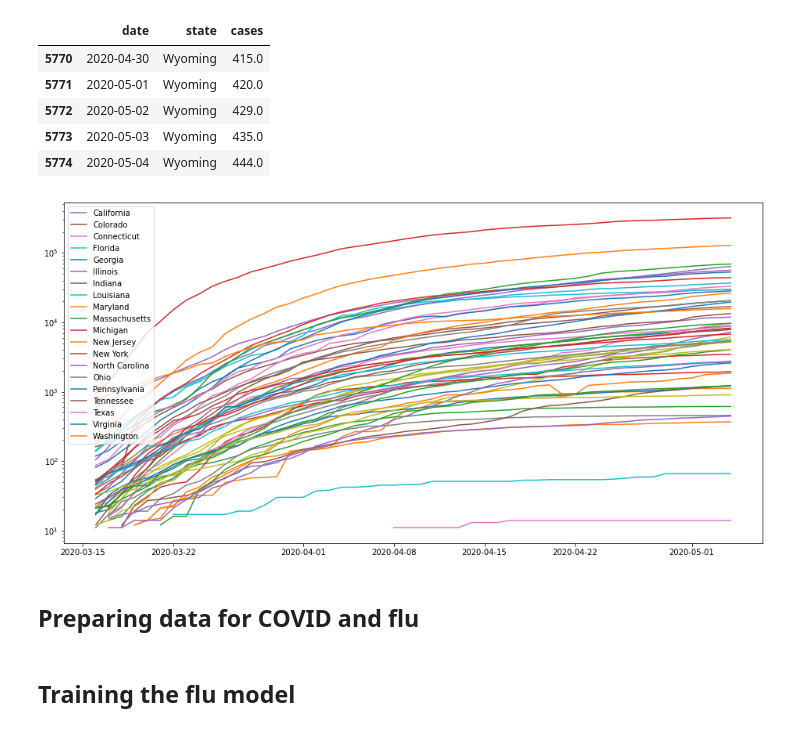
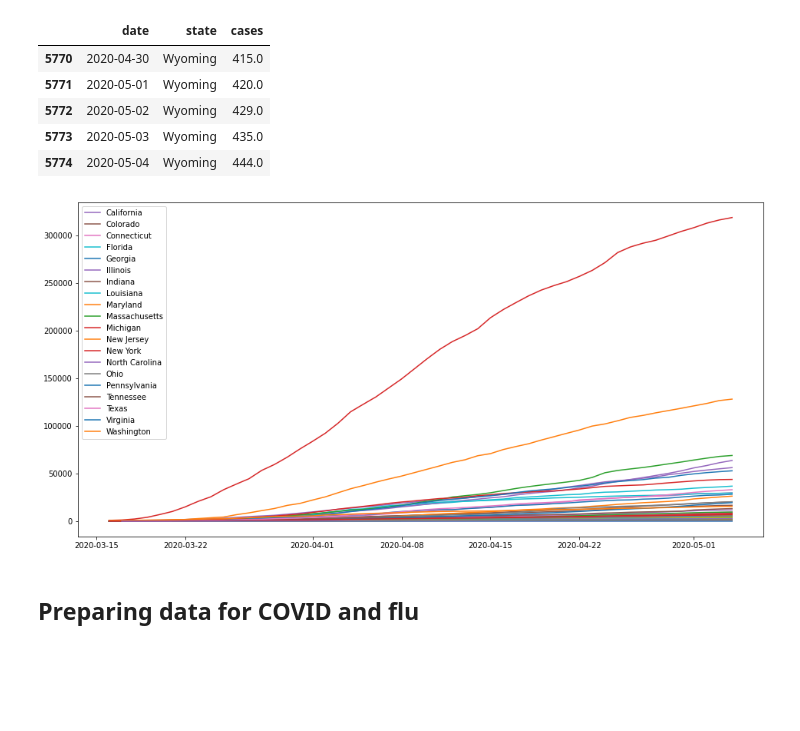
Before and after one commit to benlevyx/modelling-infectious-disease, a Jupyter notebook: notebooks/2_covid_transfer_learning.ipynb, the cells around one changed output. Cells and saved outputs as stored; diff of their text form; code cells hidden in the pictures; blank space fills up the shorter version.

```diff
--- a/notebooks/2_covid_transfer_learning.ipynb
+++ b/notebooks/2_covid_transfer_learning.ipynb
@@ -41,17 +42,17 @@ display(df_covid.tail())
 | 5774 | 2020-05-04 | Wyoming | 444.0 |
 # %%
 plt.figure(figsize=(16, 8))
-plt.yscale('log')
+# plt.yscale('log')
 for state in df_covid['state'].unique():
     subset = df_covid.query('state == @state').query('date > @pd.to_datetime("2020-03-15")').query('cases > 10')
     if (subset['cases'] > 10000).any():
         plt.plot(subset['date'], subset['cases'], label=state)
     else:
         plt.plot(subset['date'], subset['cases'])
 plt.legend()
 plt.show()
 # %% [output]
-[figure, old version]
+[figure, new version]
 # %% [markdown]
 ## Preparing data for COVID and flu
 # %%
@@ -81,2 +86,0 @@ ds_train_flu, ds_val_flu, ds_test_flu, data_dict_flu = time_series.prepare_data(
-# %% [markdown]
-## Training the flu model
```
Also changed, not shown: parts of 36 cells of this notebook, 4 other files.
